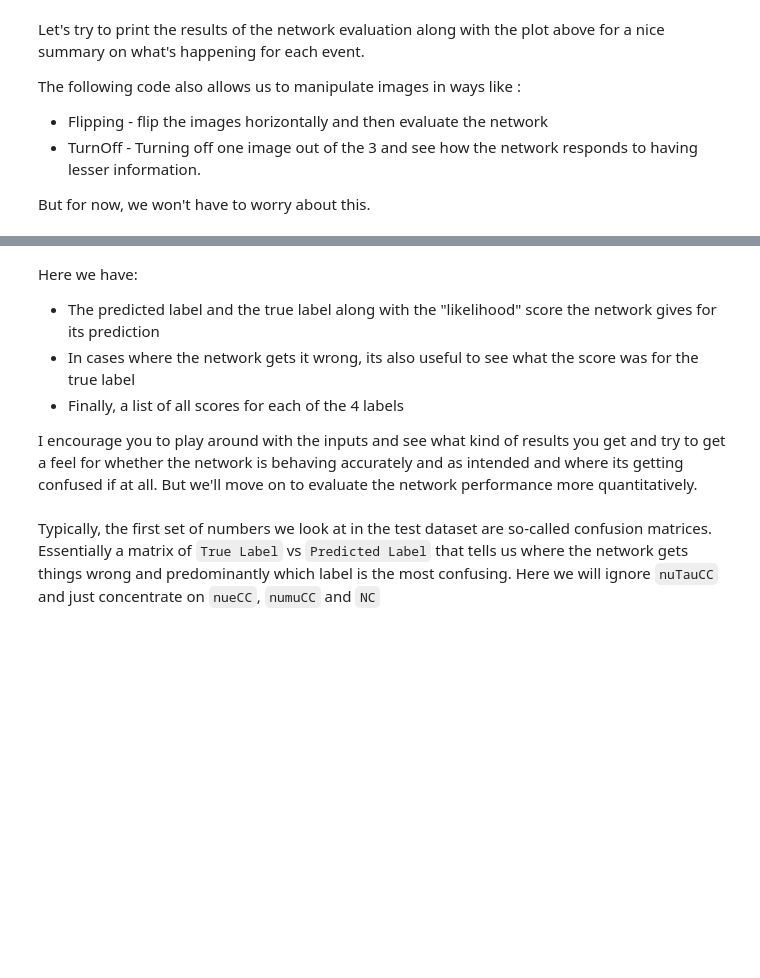
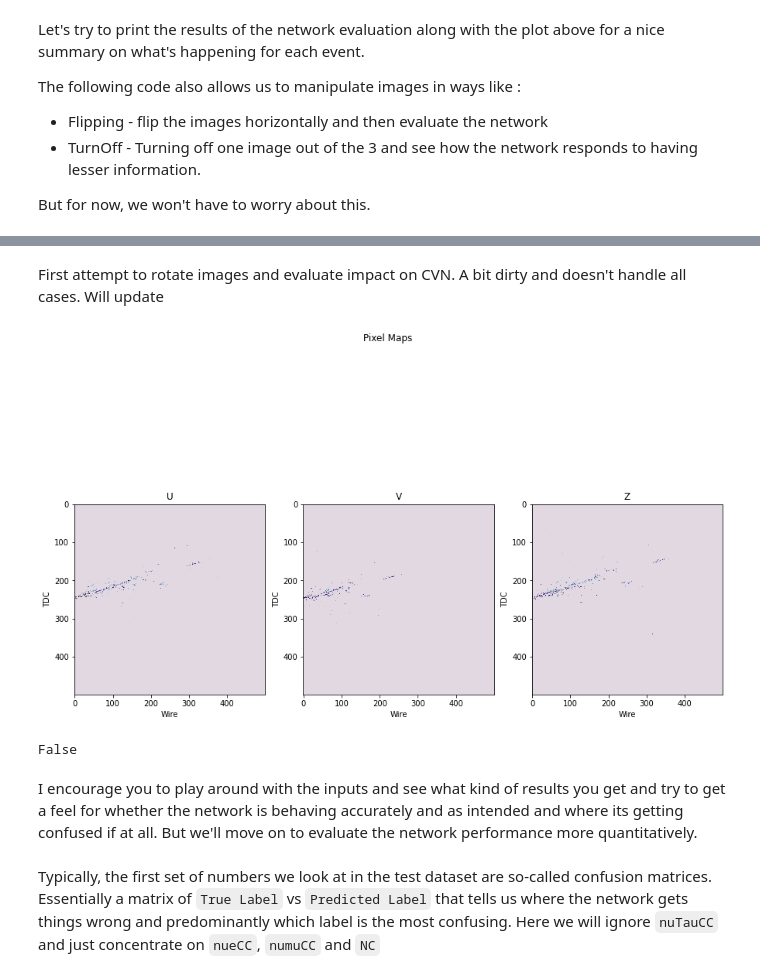
Before and after one commit to nitish-nayak/dune-cvn, a Jupyter notebook: dune_cvn_nusteam.ipynb, the cells around one changed output, grey strips where cells are left out. Cells and saved outputs as stored; diff of their text form; code cells hidden in the pictures; blank space fills up the shorter version.

```diff
--- a/dune_cvn_nusteam.ipynb
+++ b/dune_cvn_nusteam.ipynb
@@ -234,0 +295,2 @@ All scores : [[0.02204059 0.8055639  0.13596834 0.0364271 ]]
+# %% [markdown]
+First attempt to rotate images and evaluate impact on CVN. A bit dirty and doesn't handle all cases. Will update
@@ -235,11 +344,12 @@ All scores : [[0.02204059 0.8055639  0.13596834 0.0364271 ]]
+# %%
+pm = get_pixelmap('0', 'nue')
+pm2 = rotate_pm(pm, pi/8)
+draw_single_pm(pm2)
+np.all(pm2 == pm)
+# %% [output]
+[figure, added]
+False
 # %% [markdown]
-Here we have:
-
-
-*   The predicted label and the true label along with the "likelihood" score the network gives for its prediction
-*   In cases where the network gets it wrong, its also useful to see what the score was for the true label
-*   Finally, a list of all scores for each of the 4 labels
-
 I encourage you to play around with the inputs and see what kind of results you get and try to get a feel for whether the network is behaving accurately and as intended and where its getting confused if at all. But we'll move on to evaluate the network performance more quantitatively.
 # %%
 # function to get the predicted label for input event
```
Also changed, not shown: parts of 23 cells of this notebook.
